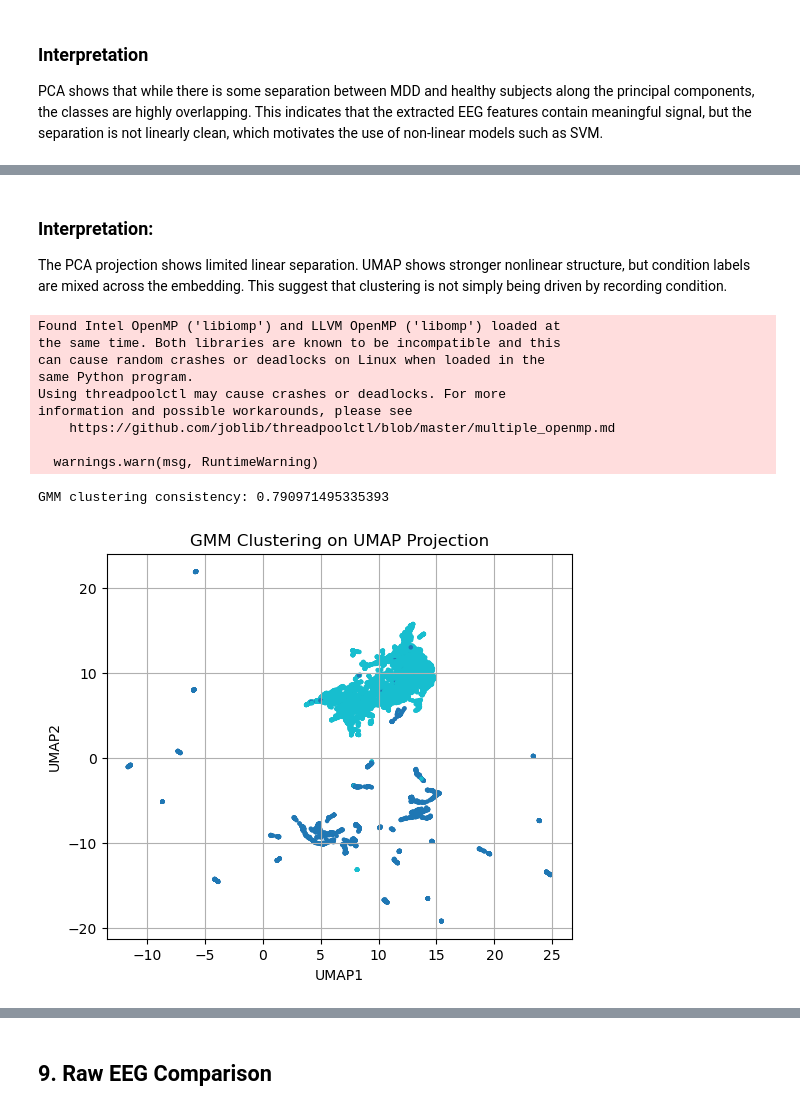
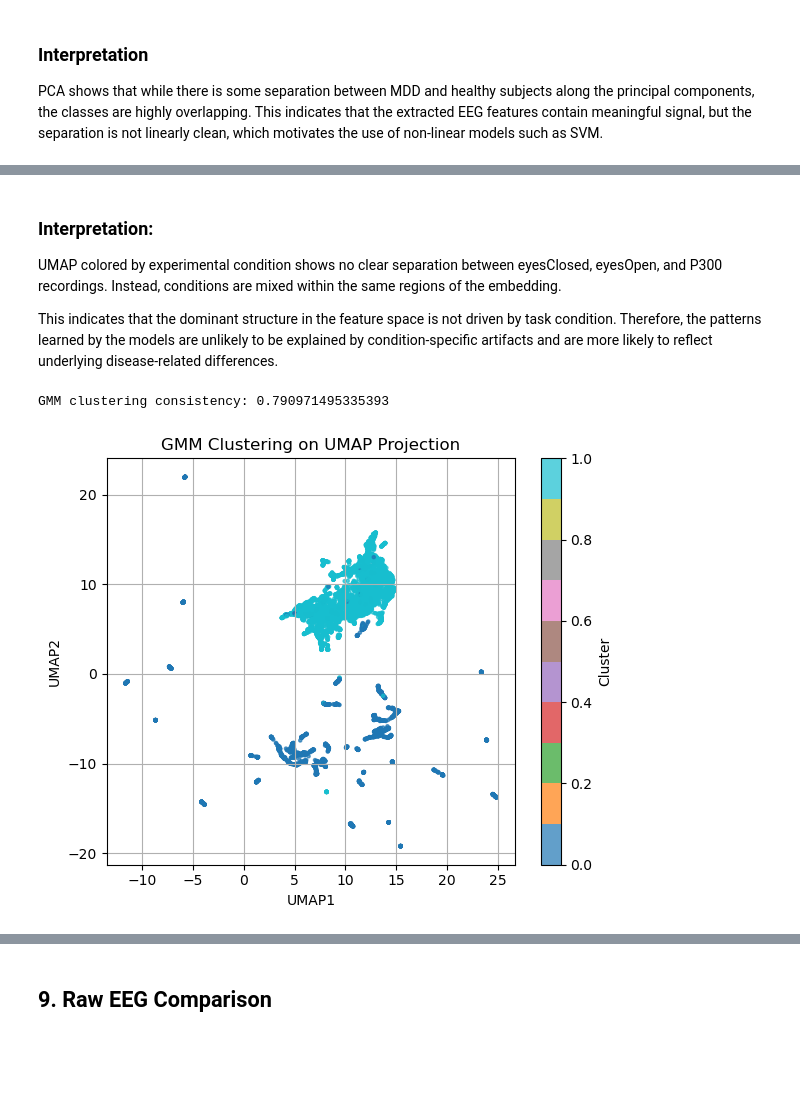
Before and after one commit to BJAngulo/MSSE-277b-final-project-, a Jupyter notebook: notebooks/Raw EEG.ipynb, the cells around one changed output, grey strips where cells are left out. Saved outputs shown, nothing was run; the diff lists cells and outputs as text; code cells hidden in the pictures; blank space fills up the shorter version.

```diff
--- a/notebooks/Raw EEG.ipynb
+++ b/notebooks/Raw EEG.ipynb
@@ -61,7 +66,7 @@ COMMON_CHANNELS = [
 # Frequency bands used for Welch band-power features
 BANDS = {
     'delta': (1,4),
-    'theta': (4,3),
+    'theta': (4,8),
     'alpha': (8,13),
     'beta': (13,30)
 }
@@ -441,6 +461,7 @@ def build_segmented_dataset(metadata_df, common_channels, window_sec):
     groups_segments = []
     condition_segments = []
     recording_segments = []
+    recording_ids = []
     segmented_indices = []
 
     for _, row in metadata_df.iterrows():
@@ -466,6 +487,7 @@ def build_segmented_dataset(metadata_df, common_channels, window_sec):
             groups_segments.append(row["patient_id"])
             condition_segments.append(row["condition"])
             recording_segments.append(f"{row['recording_id']}_seg{i}")
+            recording_ids.append(row["recording_id"])
             segmented_indices.append(i)
 
     X_segments = np.vstack(X_segments)
@@ -473,6 +495,7 @@ def build_segmented_dataset(metadata_df, common_channels, window_sec):
     groups_segments = np.array(groups_segments)
 
     segmented_df = pd.DataFrame({
+        "recording_id": recording_ids,
         "recording_segment": recording_segments,
         "patient_id": groups_segments,
         "label": y_segments,
@@ -494,7 +517,7 @@ def save_segmented_data(X, y, groups, seg_df, window_sec, save_dir=SEGMENTED_DAT
     seg_df.to_csv(save_dir / f"seg_df_{suffix}.csv", index=False)
 
 def load_segmented_data(window_sec, save_dir=SEGMENTED_DATA_DIR):
-    """ Load segmented arrys and metadata from disk."""
+    """ Load segmented arrays and metadata from disk."""
     suffix = f"{int(window_sec)}sec"
 
     X = np.load(save_dir /  f"X_seg_{suffix}.npy")
@@ -511,7 +534,7 @@ def get_or_build_segmented_data(metadata_df, common_channels, window_sec, save_d
     X_path = save_dir / f"X_seg_{suffix}.npy"
 
     if X_path.exists():
-        print(f"loading cached data for {window_sec}s...")
+        print(f"Loading cached data for {window_sec}s...")
         return load_segmented_data(window_sec, save_dir=save_dir)
 
     print(f"Building segmented data for {window_sec}s...")
@@ -607,12 +634,25 @@ else:
             window_results.append({
                 "window_sec": window_sec,
                 "model_name": model_name,
-                **scores,
+                "accuracy": scores["accuracy"],
+                "f1": scores["f1"],
+                "roc_auc": scores["roc_auc"],
+                "n_folds": scores["n_folds"],
                 "notes": "Welch relative band-power features with GroupKFold",
             })
 
     window_results_df = pd.DataFrame(window_results)
 
+    window_results_df = window_results_df.rename(columns={
+        "roc-auc": "roc_auc",
+        "n-folds": "n_folds"
+    })
+
+    window_results_df = window_results_df.sort_values(
+        by=["window_sec", "roc_auc"],
+        ascending=[True, False]
+    ).reset_index(drop=True)
+
     window_results_df.to_csv(WELCH_RESULTS_PATH, index=False)
 
 window_results_df
@@ -952,55 +1011,59 @@ plt.show()
 # %% [markdown]
 ### Interpretation:
 
-The PCA projection shows limited linear separation. UMAP shows stronger nonlinear structure, but condition labels are mixed across the embedding. This suggest that clustering is not simply being driven by recording condition.
+UMAP colored by experimental condition shows no clear separation between eyesClosed, eyesOpen, and P300 recordings. Instead, conditions are mixed within the same regions of the embedding.
+
+This indicates that the dominant structure in the feature space is not driven by task condition. Therefore, the patterns learned by the models are unlikely to be explained by condition-specific artifacts and are more likely to reflect underlying  disease-related differences.
 # %%
+from collections import Counter
+from sklearn.mixture import GaussianMixture
+
 def clustering_accuracy(y_true, y_pred):
     """"
-    Estimate clustering consistency by matching each true class to its dominant predicted cluster.
+    Estimate clustering consistency by matching each true class
+    to its dominant predicted cluster.
 
-    This is not a supervised classification accuracy. It is a quick interpretability check because
-    unsupervised cluster labels are arbitrary.
+    Note: Not true classification accuracy.
     """
     accs = []
 
     for true_label in np.unique(y_true):
         mask = (y_true == true_label)
+
         dominant_cluster = Counter(y_pred[mask]).most_common(1)[0][0]
         accs.append(np.mean(y_pred[mask] == dominant_cluster))
 
     return np.mean(accs)
 
 gmm = GaussianMixture(n_components=2, random_state=RANDOM_STATE)
 gmm_labels = gmm.fit_predict(X_seg_10)
 
 print("GMM clustering consistency:", clustering_accuracy(y_seg_10, gmm_labels))
 
 plt.figure(figsize=(6,5))
-plt.scatter(
+
+scatter= plt.scatter(
     X_umap[:,0],
     X_umap[:,1],
     c=gmm_labels,
     cmap="tab10",
-    s=5
+    s=5,
+    alpha=0.7
 )
 
 plt.title("GMM Clustering on UMAP Projection")
 plt.xlabel("UMAP1")
 plt.ylabel("UMAP2")
+
+cbar = plt.colorbar(scatter)
+cbar.set_label("Cluster")
+
 plt.grid(True)
+plt.tight_layout()
 plt.show()
 # %% [output]
-Found Intel OpenMP ('libiomp') and LLVM OpenMP ('libomp') loaded at
-the same time. Both libraries are known to be incompatible and this
-can cause random crashes or deadlocks on Linux when loaded in the
-same Python program.
-Using threadpoolctl may cause crashes or deadlocks. For more
-information and possible workarounds, please see
-    https://github.com/joblib/threadpoolctl/blob/master/multiple_openmp.md
-
-  warnings.warn(msg, RuntimeWarning)
+GMM clustering consistency: 0.790971495335393
-GMM clustering consistency: 0.790971495335393
-[figure, old version]
+[figure, new version]
 # %% [markdown]
 ### Interpretation
 
```
Also changed, not shown: parts of 71 cells of this notebook, 56 other files.
